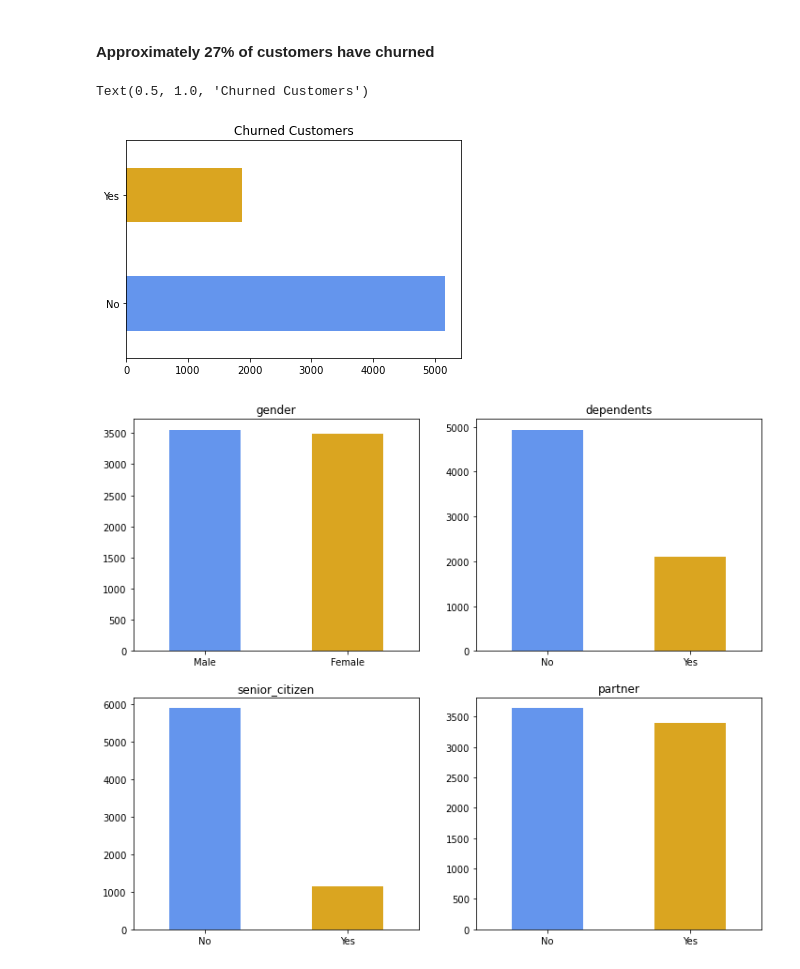
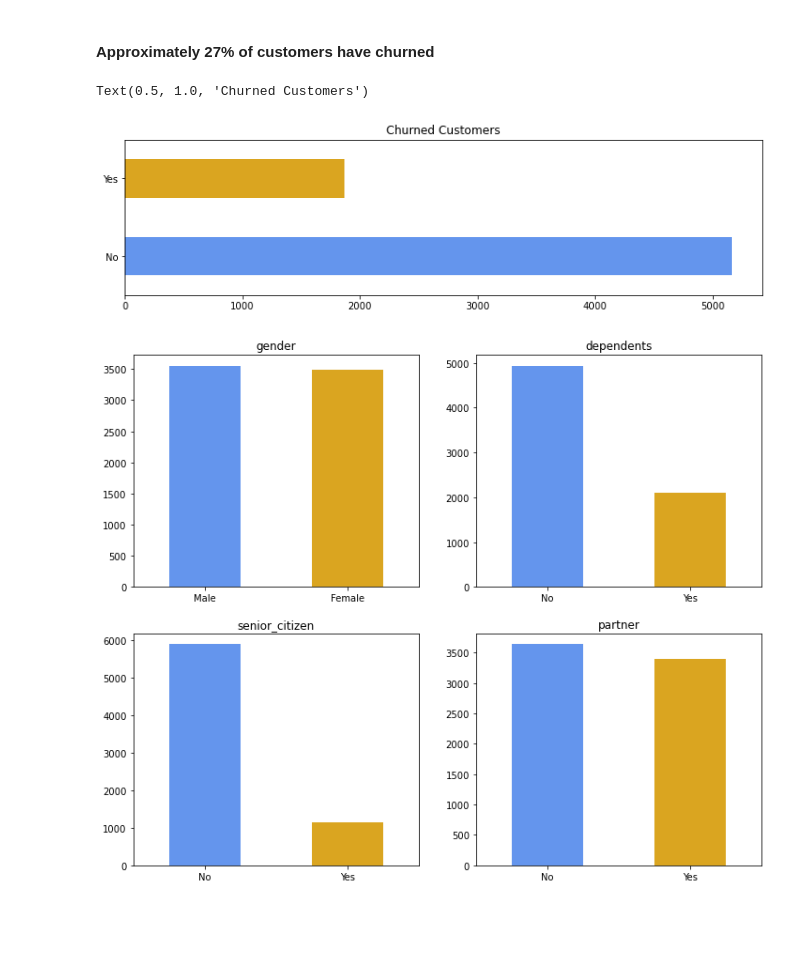
Before and after one commit to mindyshiben/telco_classification_project, a Jupyter notebook: final_report_telco.ipynb, the cells around one changed output. Cells and saved outputs as stored; diff of their text form; code cells hidden in the pictures; blank space fills up the shorter version.

```diff
--- a/final_report_telco.ipynb
+++ b/final_report_telco.ipynb
@@ -121,11 +121,12 @@ Name: churn, dtype: int64
 #### Approximately 27% of customers have churned
 # %%
 # Visualizing Churn
+plt.figure(figsize=(12,3))
 df.churn.value_counts().plot(kind='barh', color = ["cornflowerblue", "goldenrod"])
 plt.title("Churned Customers")
 # %% [output]
 Text(0.5, 1.0, 'Churned Customers')
-[figure, old version]
+[figure, new version]
 # %%
 demographics_categorical = ['gender', 'senior_citizen', 'partner', 'dependents']
 
```
